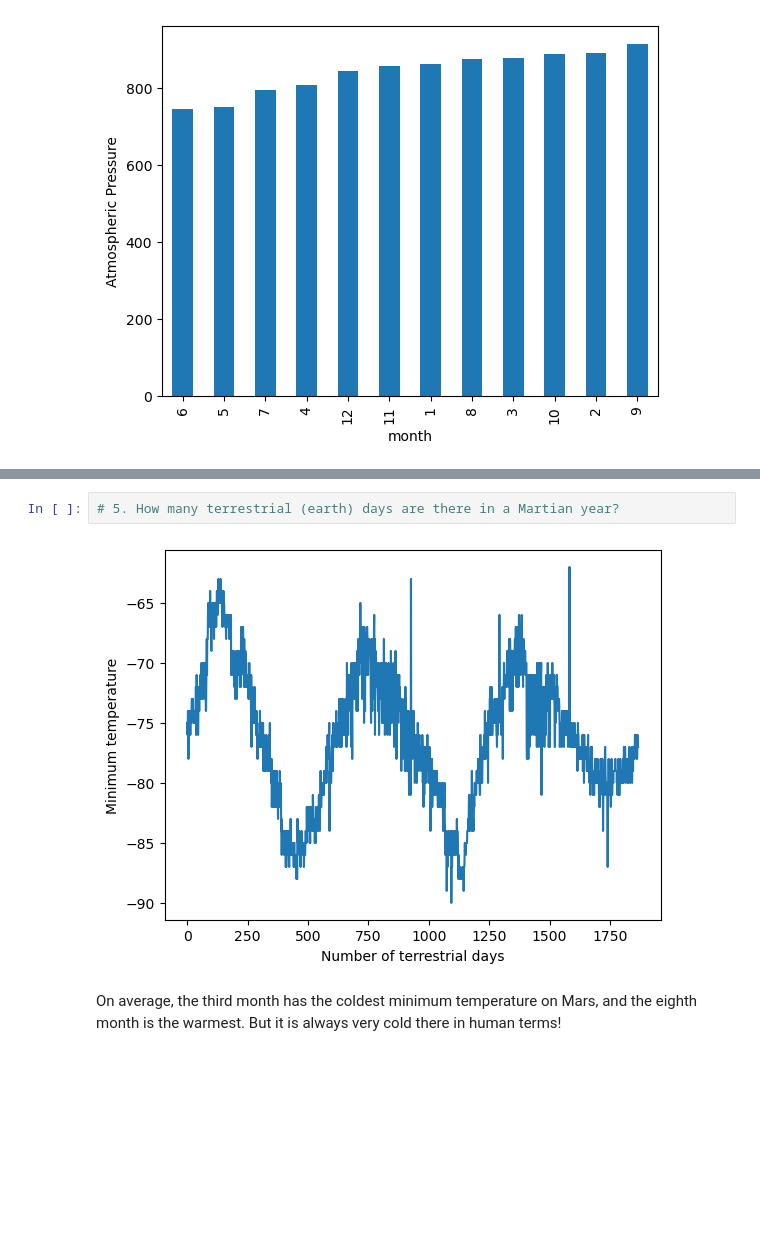
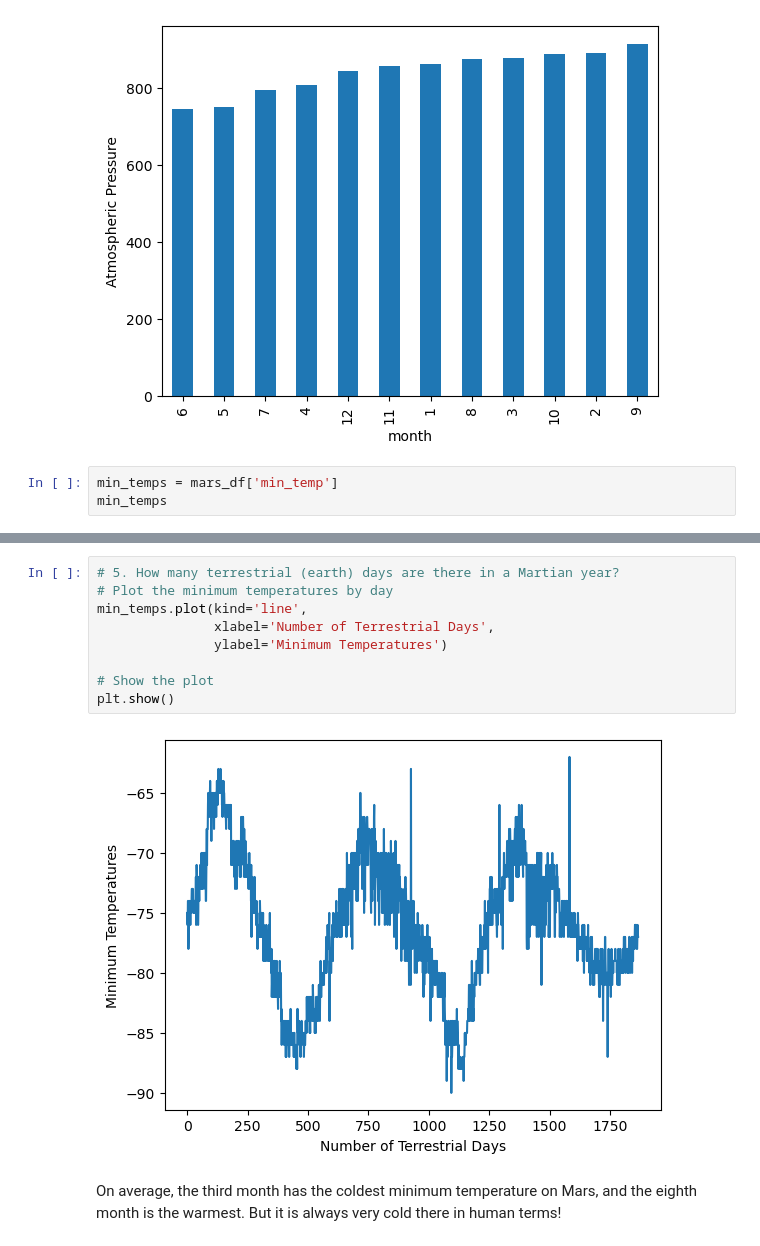
Before and after one commit to bburwinkel0721/mars_scraping_challenge, a Jupyter notebook: part_2_mars_weather.ipynb, the cells around one changed output, grey strips where cells are left out. Cells and saved outputs as stored; diff of their text form; blank space fills up the shorter version.

```diff
--- a/part_2_mars_weather.ipynb
+++ b/part_2_mars_weather.ipynb
@@ -252,3 +252,6 @@ sorted_avg_pressure.plot(kind='bar',
 plt.show()
 # %% [output]
 [figure]
+# %%
+min_temps = mars_df['min_temp']
+min_temps
@@ -255,7 +271,14 @@ plt.show()
 # %%
 # 5. How many terrestrial (earth) days are there in a Martian year?
+# Plot the minimum temperatures by day
+min_temps.plot(kind='line',
+               xlabel='Number of Terrestrial Days',
+               ylabel='Minimum Temperatures')
+
+# Show the plot
+plt.show()
 # %% [output]
-[figure, old version]
+[figure, new version]
 # %% [markdown]
 On average, the third month has the coldest minimum temperature on Mars, and the eighth month is the warmest. But it is always very cold there in human terms!
 # %% [markdown]
```
Also changed, not shown: parts of 1 cell of this notebook.
